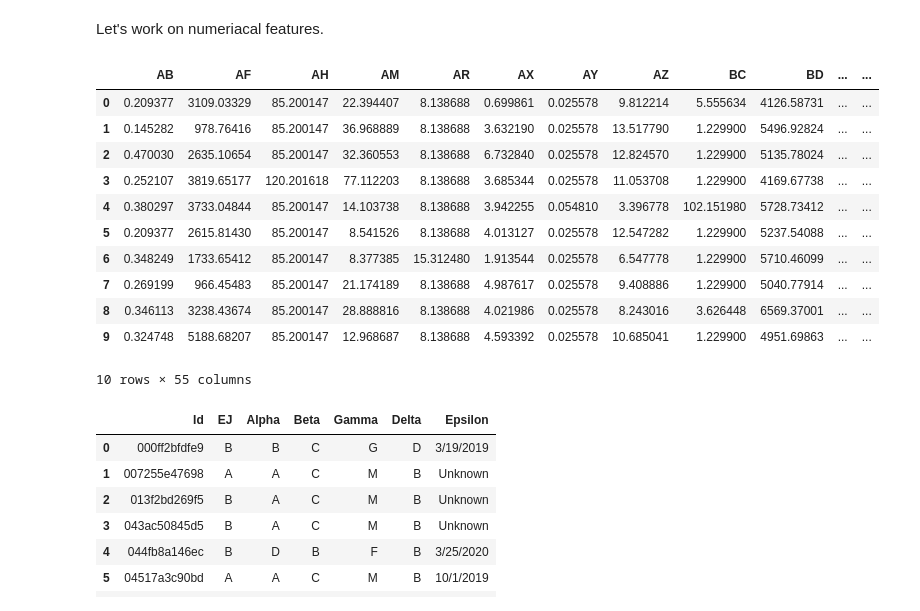
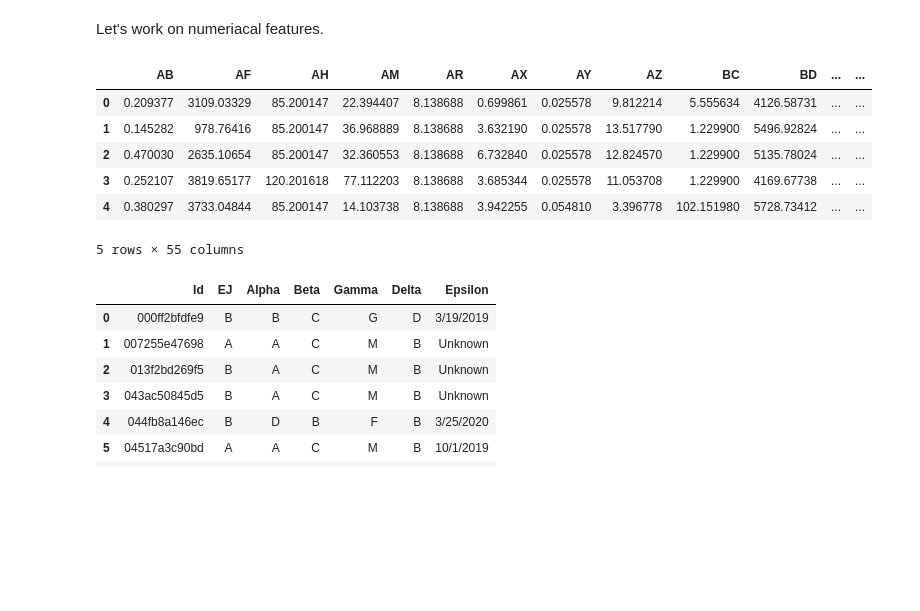
Before and after one commit to boniale/ML_iard, a Jupyter notebook: ml_diseases_mod.ipynb, the cells around one changed output. Cells and saved outputs as stored; diff of their text form; code cells hidden in the pictures; blank space fills up the shorter version.

```diff
--- a/ml_diseases_mod.ipynb
+++ b/ml_diseases_mod.ipynb
@@ -223,20 +203,15 @@ num_cnt_cols = ['AB', 'AF', 'AH', 'AM', 'AR', 'AX', 'AY', 'AZ', 'BC', 'BD ', 'BN
        'FL', 'FR', 'FS', 'GB', 'GE', 'GF', 'GH', 'GI', 'GL']
 nominal_cols = ['EJ', 'Alpha','Beta', 'Gamma', 'Delta']
 # %%
-numericalFeatures.head(10)
+numericalFeatures.head()
 # %% [output]
 |  | AB | AF | AH | AM | AR | AX | AY | AZ | BC | BD | ... | ... |
 | 0 | 0.209377 | 3109.03329 | 85.200147 | 22.394407 | 8.138688 | 0.699861 | 0.025578 | 9.812214 | 5.555634 | 4126.58731 | ... | ... |
 | 1 | 0.145282 | 978.76416 | 85.200147 | 36.968889 | 8.138688 | 3.632190 | 0.025578 | 13.517790 | 1.229900 | 5496.92824 | ... | ... |
 | 2 | 0.470030 | 2635.10654 | 85.200147 | 32.360553 | 8.138688 | 6.732840 | 0.025578 | 12.824570 | 1.229900 | 5135.78024 | ... | ... |
 | 3 | 0.252107 | 3819.65177 | 120.201618 | 77.112203 | 8.138688 | 3.685344 | 0.025578 | 11.053708 | 1.229900 | 4169.67738 | ... | ... |
 | 4 | 0.380297 | 3733.04844 | 85.200147 | 14.103738 | 8.138688 | 3.942255 | 0.054810 | 3.396778 | 102.151980 | 5728.73412 | ... | ... |
-| 5 | 0.209377 | 2615.81430 | 85.200147 | 8.541526 | 8.138688 | 4.013127 | 0.025578 | 12.547282 | 1.229900 | 5237.54088 | ... | ... |
-| 6 | 0.348249 | 1733.65412 | 85.200147 | 8.377385 | 15.312480 | 1.913544 | 0.025578 | 6.547778 | 1.229900 | 5710.46099 | ... | ... |
-| 7 | 0.269199 | 966.45483 | 85.200147 | 21.174189 | 8.138688 | 4.987617 | 0.025578 | 9.408886 | 1.229900 | 5040.77914 | ... | ... |
-| 8 | 0.346113 | 3238.43674 | 85.200147 | 28.888816 | 8.138688 | 4.021986 | 0.025578 | 8.243016 | 3.626448 | 6569.37001 | ... | ... |
-| 9 | 0.324748 | 5188.68207 | 85.200147 | 12.968687 | 8.138688 | 4.593392 | 0.025578 | 10.685041 | 1.229900 | 4951.69863 | ... | ... |
-10 rows × 55 columns
+5 rows × 55 columns
 # %%
 categoricalFeatures.head(10)
 # %% [output]
```
Also changed, not shown: parts of 40 cells of this notebook, 1 other file.
